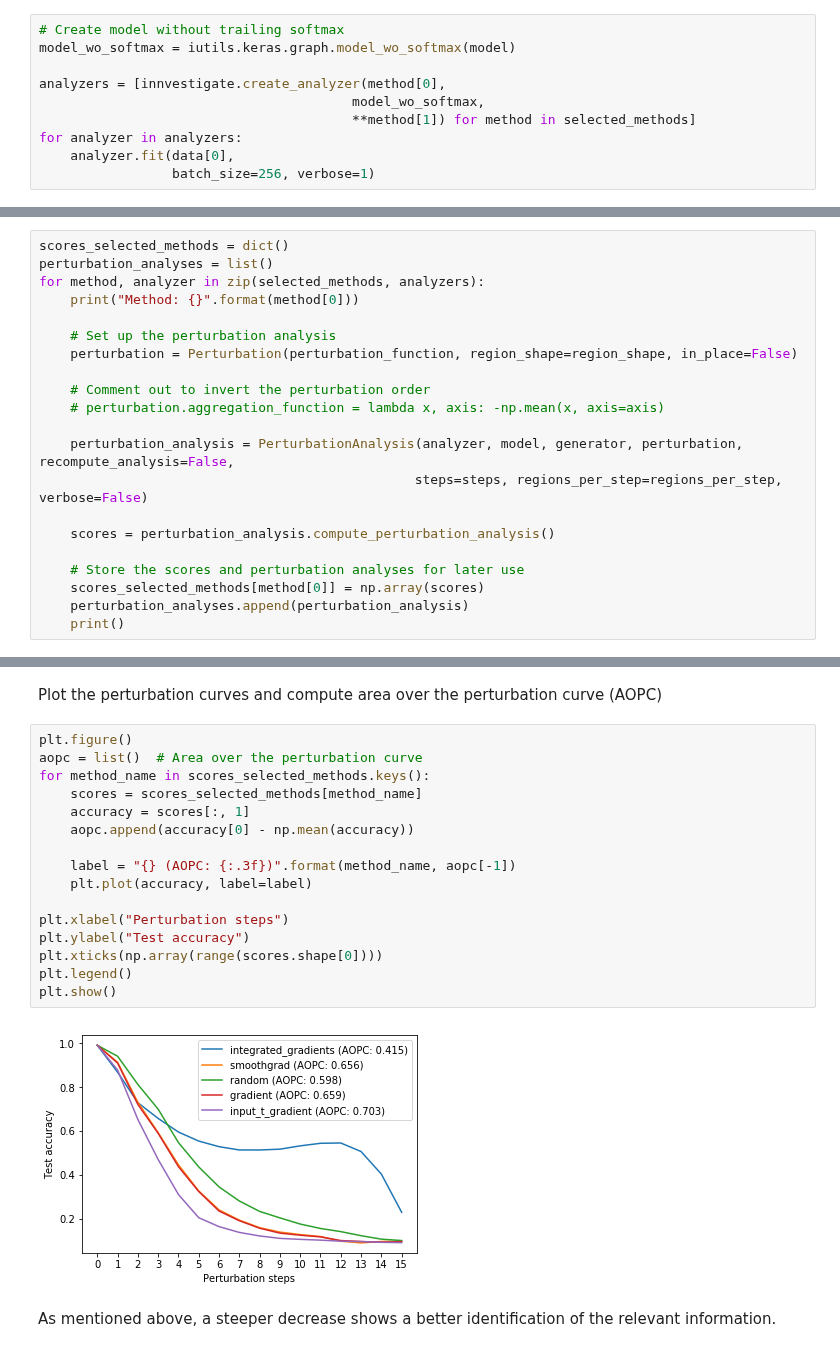
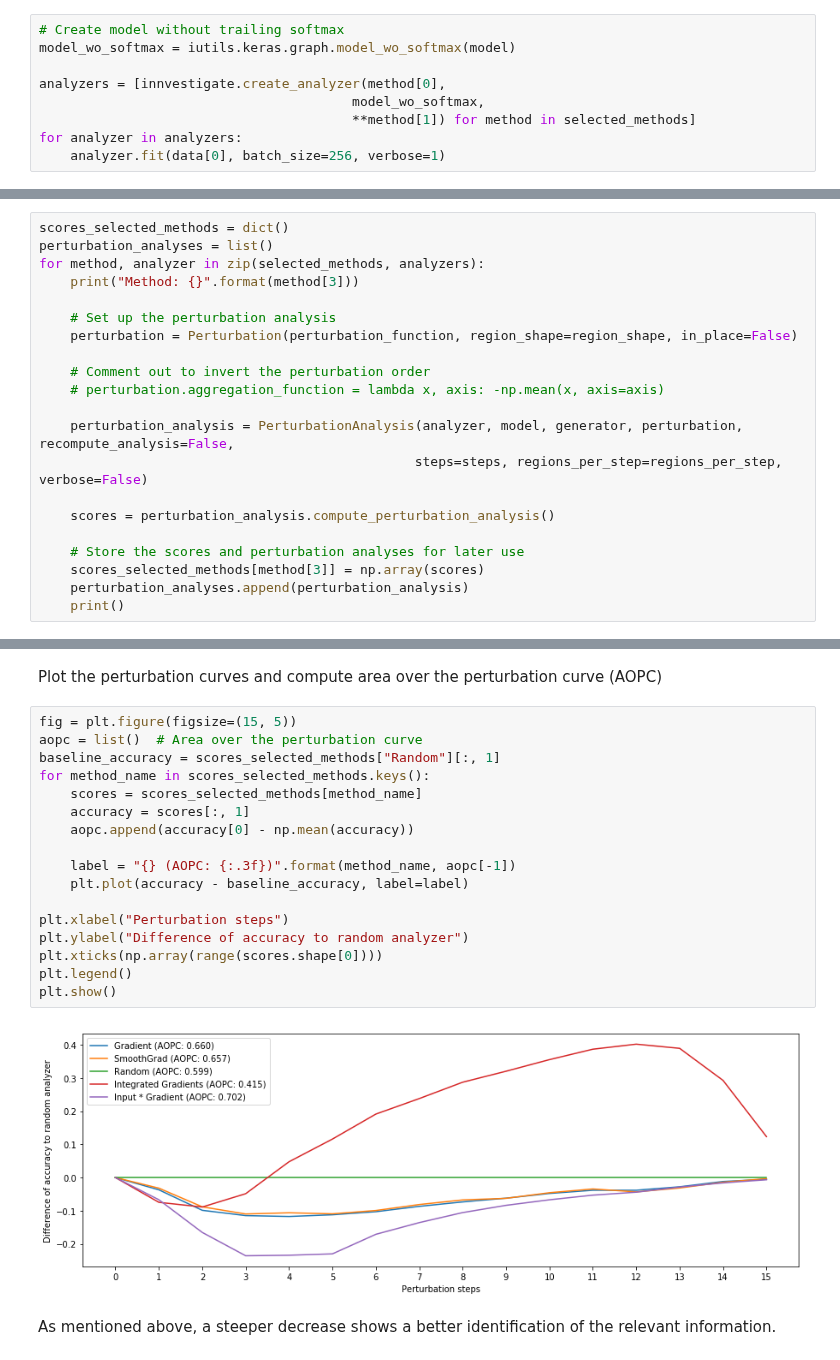
Before and after one commit to albermax/innvestigate, a Jupyter notebook: examples/notebooks/mnist_perturbation.ipynb, the cells around one changed output, grey strips where cells are left out. Cells and saved outputs as stored; diff of their text form.

Commit message:
Plots in perturbation notebook.

```diff
--- a/examples/notebooks/mnist_perturbation.ipynb
+++ b/examples/notebooks/mnist_perturbation.ipynb
@@ -164,8 +163,7 @@ analyzers = [innvestigate.create_analyzer(method[0],
                                         model_wo_softmax,
                                         **method[1]) for method in selected_methods]
 for analyzer in analyzers:
-    analyzer.fit(data[0],
-                 batch_size=256, verbose=1)
+    analyzer.fit(data[0], batch_size=256, verbose=1)
 # %% [markdown]
 ## 1. Evaluate the model after several perturbation steps
 # %% [markdown]
@@ -177,7 +175,7 @@ The perturbation analysis consists of two parts:
 scores_selected_methods = dict()
 perturbation_analyses = list()
 for method, analyzer in zip(selected_methods, analyzers):
-    print("Method: {}".format(method[0]))
+    print("Method: {}".format(method[3]))
 
     # Set up the perturbation analysis
     perturbation = Perturbation(perturbation_function, region_shape=region_shape, in_place=False)
@@ -191,7 +189,7 @@ for method, analyzer in zip(selected_methods, analyzers):
     scores = perturbation_analysis.compute_perturbation_analysis()
 
     # Store the scores and perturbation analyses for later use
-    scores_selected_methods[method[0]] = np.array(scores)
+    scores_selected_methods[method[3]] = np.array(scores)
     perturbation_analyses.append(perturbation_analysis)
     print()
 # %% [output]
@@ -207,23 +205,24 @@ Method: input_t_gradient
 # %% [markdown]
 Plot the perturbation curves and compute area over the perturbation curve (AOPC)
 # %%
-plt.figure()
+fig = plt.figure(figsize=(15, 5))
 aopc = list()  # Area over the perturbation curve
+baseline_accuracy = scores_selected_methods["Random"][:, 1]
 for method_name in scores_selected_methods.keys():
     scores = scores_selected_methods[method_name]
     accuracy = scores[:, 1]
     aopc.append(accuracy[0] - np.mean(accuracy))
 
     label = "{} (AOPC: {:.3f})".format(method_name, aopc[-1])
-    plt.plot(accuracy, label=label)
+    plt.plot(accuracy - baseline_accuracy, label=label)
 
 plt.xlabel("Perturbation steps")
-plt.ylabel("Test accuracy")
+plt.ylabel("Difference of accuracy to random analyzer")
 plt.xticks(np.array(range(scores.shape[0])))
 plt.legend()
 plt.show()
 # %% [output]
-[figure, old version]
+[figure, new version]
 # %% [markdown]
 As mentioned above, a steeper decrease shows a better identification of the relevant information.
 # %% [markdown]
```
Also changed, not shown: parts of 6 cells of this notebook, 1 other file.
